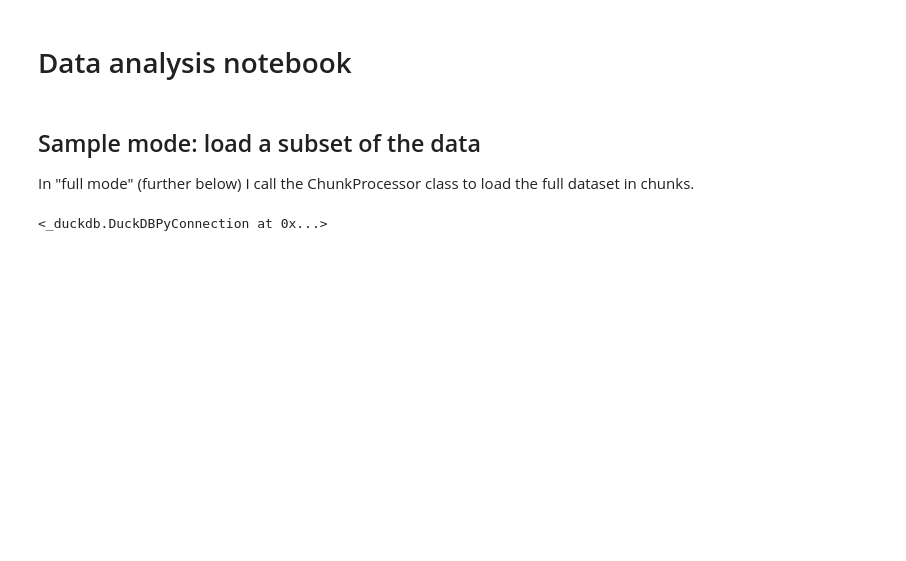
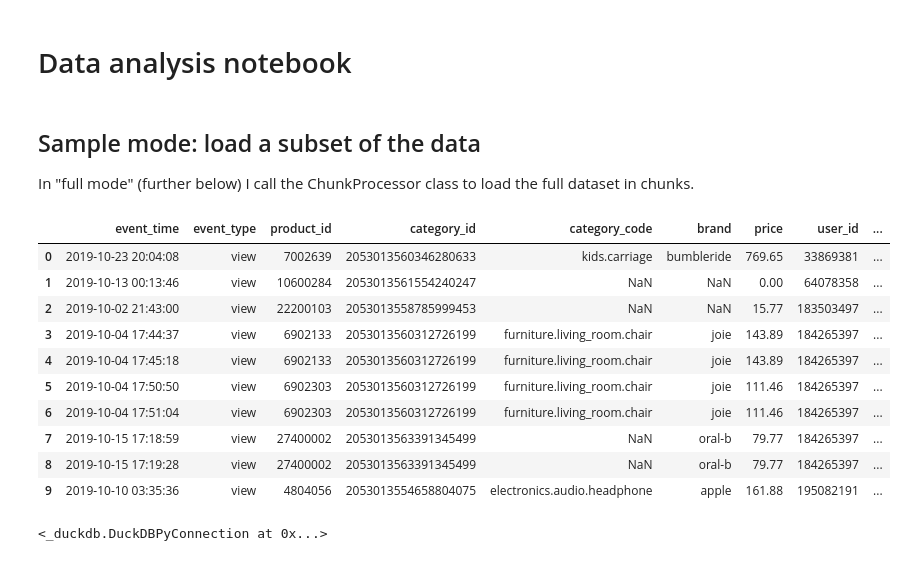
Before and after one commit to omotalan/data-project-templates, a Jupyter notebook: data-analysis/marketplace-analytics/notebook/analysis.ipynb, the cells around one changed output. Drawn from its saved outputs; the diff is of its cells as text; code cells hidden in the pictures; blank space fills up the shorter version.

```diff
--- a/data-analysis/marketplace-analytics/notebook/analysis.ipynb
+++ b/data-analysis/marketplace-analytics/notebook/analysis.ipynb
@@ -15,10 +15,24 @@ df = con.execute("""
     SELECT *
     FROM read_csv_auto('/home/alan/alan_projects/data-project-templates/data-analysis/marketplace-analytics/data/2019-Oct.csv')
     ORDER BY user_id, event_time
-    LIMIT 1000000
+    LIMIT 10
 """).df()
 
 con.close()
+# %%
+df
+# %% [output]
+|  | event_time | event_type | product_id | category_id | category_code | brand | price | user_id | ... |
+| 0 | 2019-10-23 20:04:08 | view | 7002639 | 2053013560346280633 | kids.carriage | bumbleride | 769.65 | 33869381 | ... |
+| 1 | 2019-10-13 00:13:46 | view | 10600284 | 2053013561554240247 | NaN | NaN | 0.00 | 64078358 | ... |
+| 2 | 2019-10-02 21:43:00 | view | 22200103 | 2053013558785999453 | NaN | NaN | 15.77 | 183503497 | ... |
+| 3 | 2019-10-04 17:44:37 | view | 6902133 | 2053013560312726199 | furniture.living_room.chair | joie | 143.89 | 184265397 | ... |
+| 4 | 2019-10-04 17:45:18 | view | 6902133 | 2053013560312726199 | furniture.living_room.chair | joie | 143.89 | 184265397 | ... |
+| 5 | 2019-10-04 17:50:50 | view | 6902303 | 2053013560312726199 | furniture.living_room.chair | joie | 111.46 | 184265397 | ... |
+| 6 | 2019-10-04 17:51:04 | view | 6902303 | 2053013560312726199 | furniture.living_room.chair | joie | 111.46 | 184265397 | ... |
+| 7 | 2019-10-15 17:18:59 | view | 27400002 | 2053013563391345499 | NaN | oral-b | 79.77 | 184265397 | ... |
+| 8 | 2019-10-15 17:19:28 | view | 27400002 | 2053013563391345499 | NaN | oral-b | 79.77 | 184265397 | ... |
+| 9 | 2019-10-10 03:35:36 | view | 4804056 | 2053013554658804075 | electronics.audio.headphone | apple | 161.88 | 195082191 | ... |
 # %%
 # Connect to duck db on a new database (create new db file at connection)
 con = duckdb.connect("/home/alan/alan_projects/data-project-templates/data-analysis/marketplace-analytics/data/marketplace-analytics.duckdb")
```
Also changed, not shown: 5 other files.
